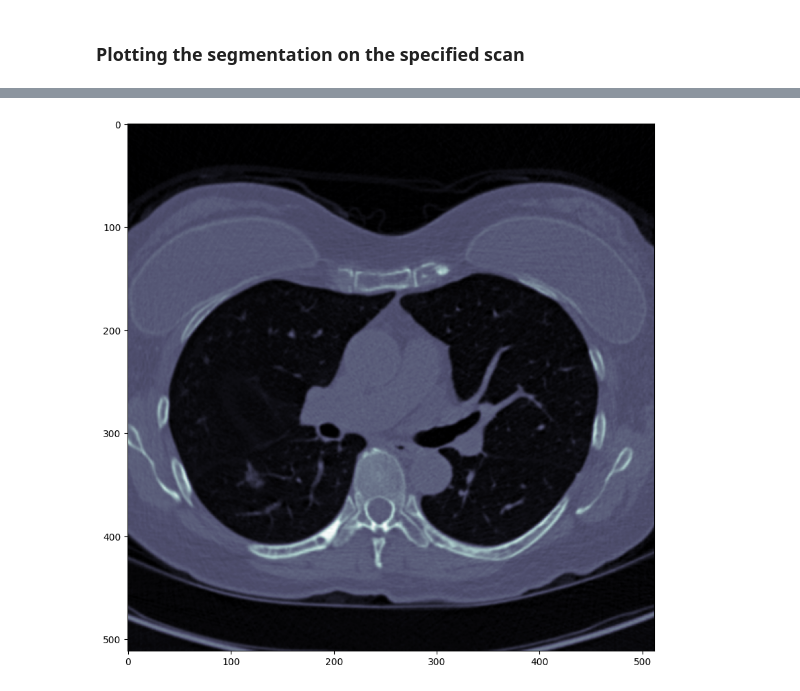
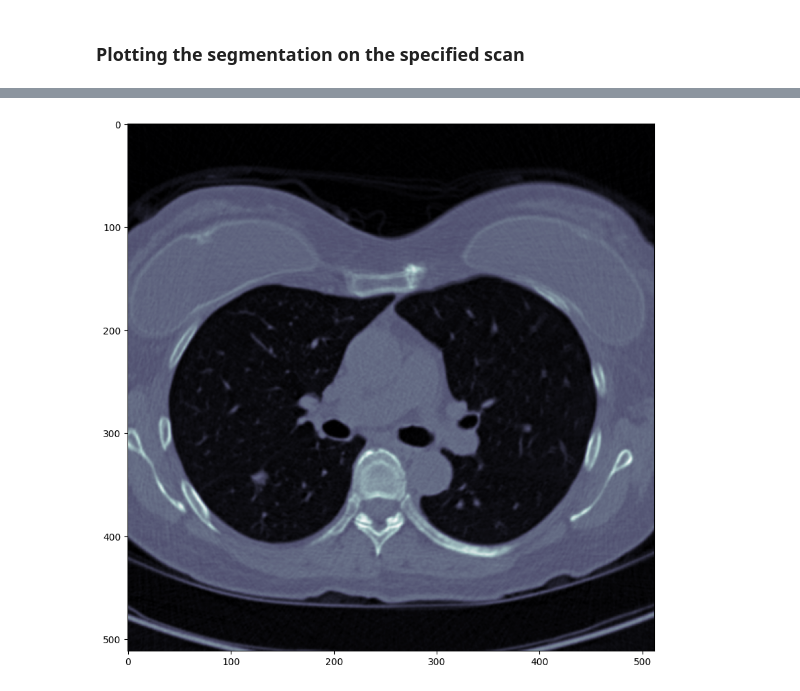
Before and after one commit to Neermita18/NSCLC_gene_mutation_cse_intern, a Jupyter notebook: Tumor_segmentations_from_XML_AIM.ipynb, the cells around one changed output, grey strips where cells are left out. Drawn from its saved outputs; the diff is of its cells as text; code cells hidden in the pictures.

```diff
--- a/Tumor_segmentations_from_XML_AIM.ipynb
+++ b/Tumor_segmentations_from_XML_AIM.ipynb
@@ -69,7 +66,7 @@ import numpy as np
 
 
 xml_file = 'AMC-003.xml'
-dicom_file = '1-130.dcm'
+dicom_file = '1-123.dcm'
 
 def extract_circle_annotations(xml_file):
     tree = ET.parse(xml_file)
@@ -99,17 +96,3 @@ def extract_circle_annotations(xml_file):
             circles.append((center, radius))
 
     return circles
-
-dicom_data = pydicom.dcmread(dicom_file)
-circles = extract_circle_annotations(xml_file)
-
-plt.figure(figsize=(10,10))
-plt.imshow(dicom_data.pixel_array, cmap=plt.cm.bone)
-
-for center, radius in circles:
-    circle = Circle(center, radius, color='w', fill=False)
-    plt.gca().add_patch(circle)
-
-
-plt.title('DICOM with Circle Annotations Overlay')
-plt.show()
@@ -118,11 +119,11 @@ plt.show()
 # %%
-dicom_file = "1-130.dcm"
+
 ds = pydicom.dcmread(dicom_file)
 
 
 dicom_img_data = ds.pixel_array
 plt.figure(figsize=(10,10))
 plt.imshow(dicom_img_data, cmap=plt.cm.bone)
 plt.show()
 # %% [output]
-[figure, old version]
+[figure, new version]
```
Also changed, not shown: parts of 18 cells of this notebook.
